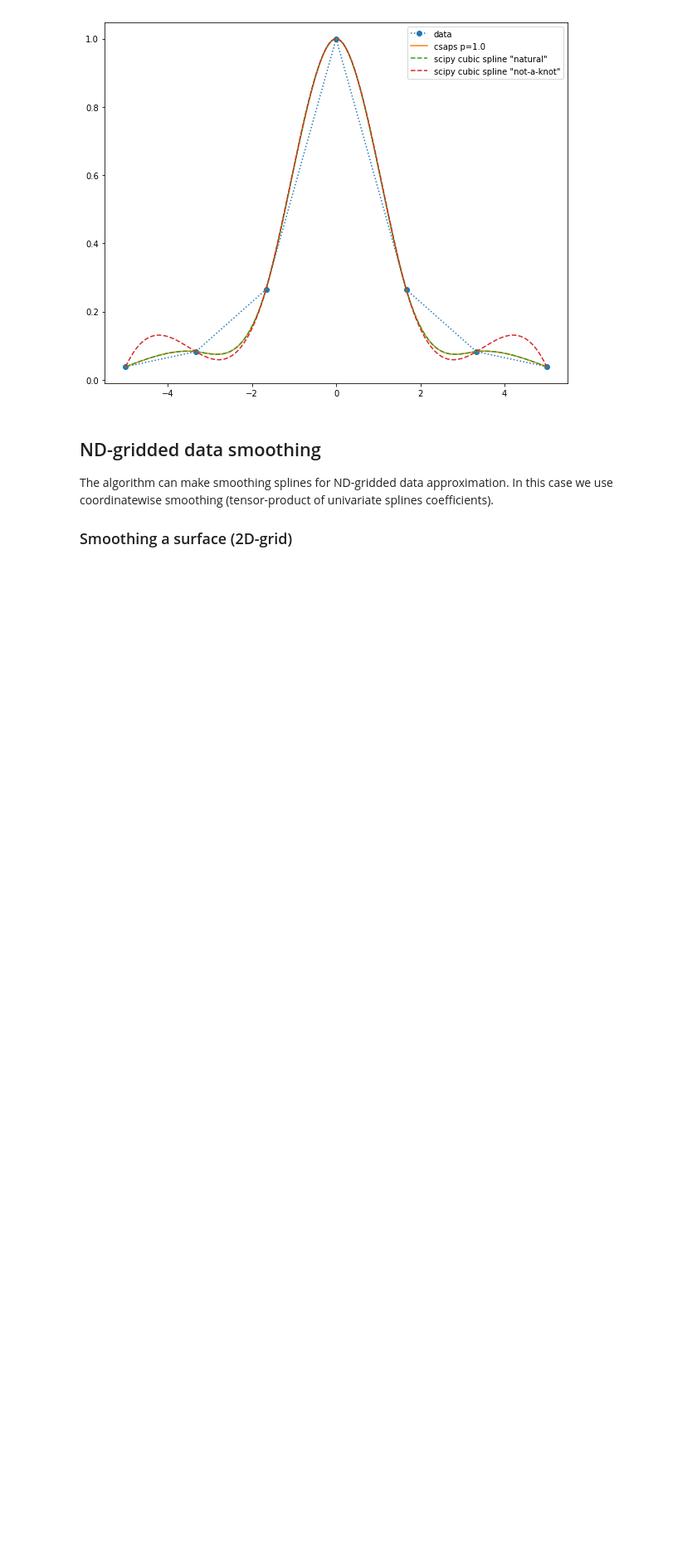
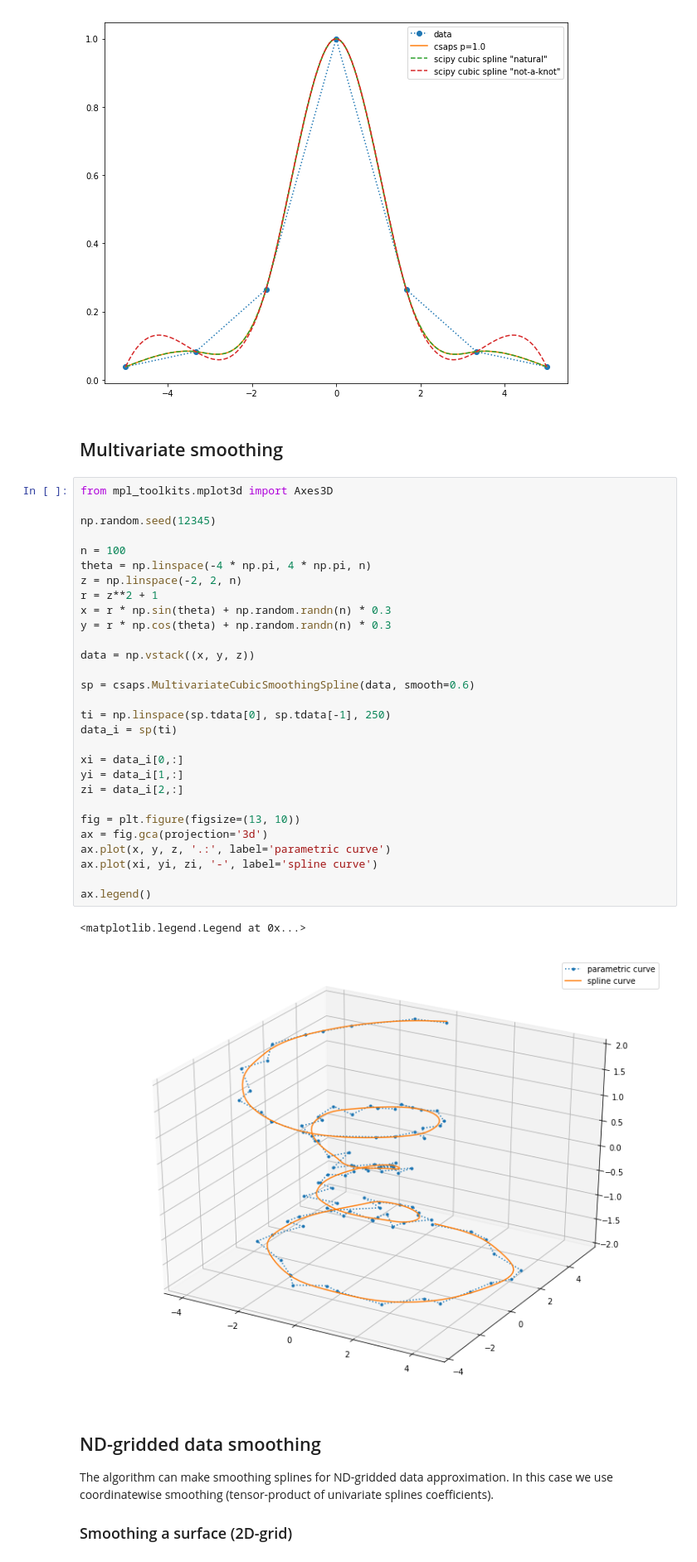
Before and after one commit to espdev/csaps, a Jupyter notebook: examples/csaps.ipynb, the cells around one changed output. Shown at 83% size. Saved outputs shown, nothing was run; the diff lists cells and outputs as text; blank space fills up the shorter version.

Commit message:
Implement MultivariateCubicSmoothingSpline class

```diff
--- a/examples/csaps.ipynb
+++ b/examples/csaps.ipynb
@@ -100,6 +100,40 @@ plt.legend(['data', 'csaps p=1.0', 'scipy cubic spline "natural"', 'scipy cubic
 # %% [output]
 <matplotlib.legend.Legend at 0x...>
 [figure]
+# %% [markdown]
+## Multivariate smoothing
+# %%
+from mpl_toolkits.mplot3d import Axes3D
+
+np.random.seed(12345)
+
+n = 100
+theta = np.linspace(-4 * np.pi, 4 * np.pi, n)
+z = np.linspace(-2, 2, n)
+r = z**2 + 1
+x = r * np.sin(theta) + np.random.randn(n) * 0.3
+y = r * np.cos(theta) + np.random.randn(n) * 0.3
+
+data = np.vstack((x, y, z))
+
+sp = csaps.MultivariateCubicSmoothingSpline(data, smooth=0.6)
+
+ti = np.linspace(sp.tdata[0], sp.tdata[-1], 250)
+data_i = sp(ti)
+
+xi = data_i[0,:]
+yi = data_i[1,:]
+zi = data_i[2,:]
+
+fig = plt.figure(figsize=(13, 10))
+ax = fig.gca(projection='3d')
+ax.plot(x, y, z, '.:', label='parametric curve')
+ax.plot(xi, yi, zi, '-', label='spline curve')
+
+ax.legend()
+# %% [output]
+<matplotlib.legend.Legend at 0x...>
+[figure, added]
 # %% [markdown]
 ## ND-gridded data smoothing
 
```
Also changed, not shown: 2 other files.
